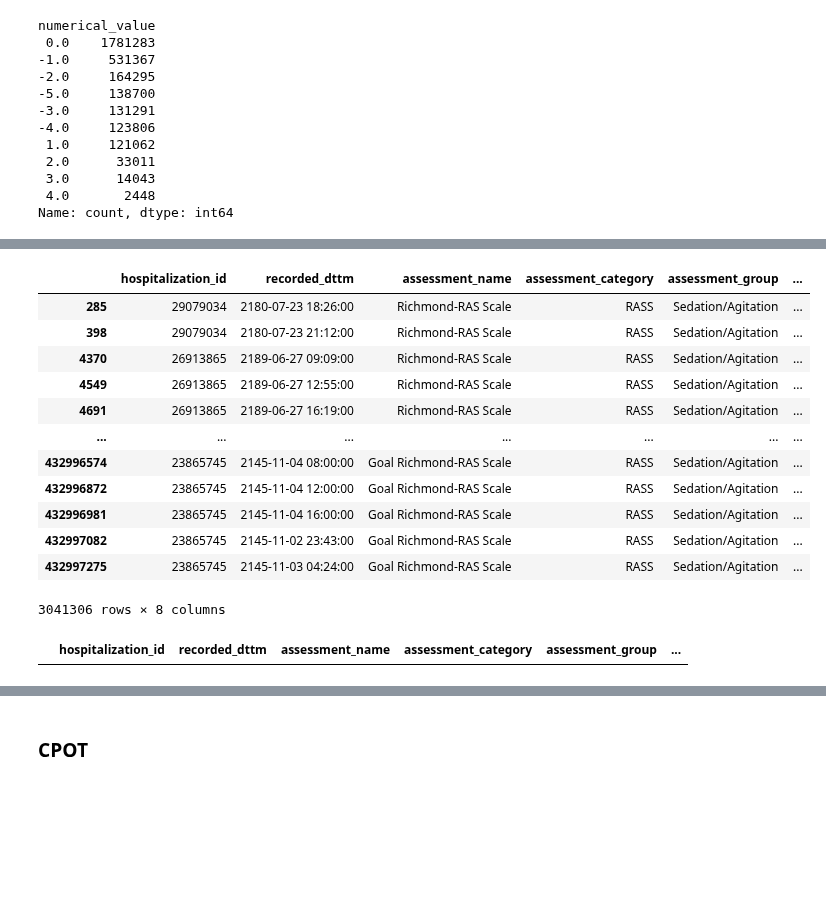
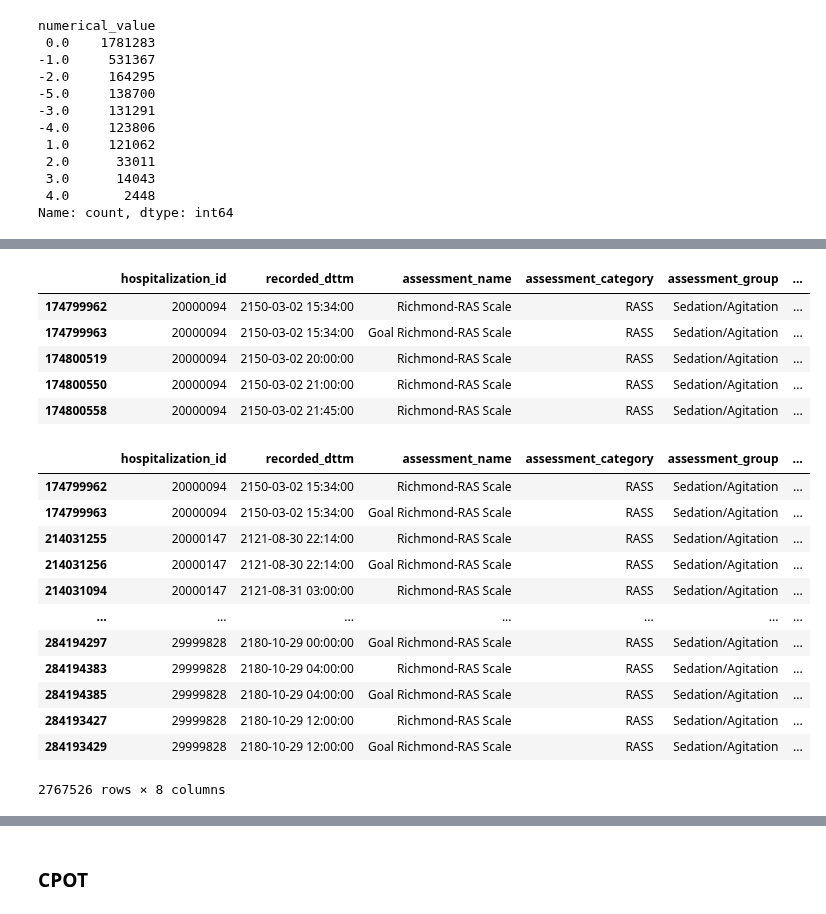
Before and after one commit to oldsandiaz/mimicclif, a Jupyter notebook: code/mimic-4.3.1-to-clif-2.0.ipynb, the cells around one changed output, grey strips where cells are left out. Cells and saved outputs as stored; diff of their text form; code cells hidden in the pictures; blank space fills up the shorter version.

Commit message:
in the weeds of the cont med table

```diff
--- a/code/mimic-4.3.1-to-clif-2.0.ipynb
+++ b/code/mimic-4.3.1-to-clif-2.0.ipynb
@@ -381,5 +401,5 @@ def check_duplicates(df: pd.DataFrame, additional_cols: list = None):
     '''
     if not additional_cols:
         additional_cols = []
-    cols_to_check = ["hospitalization_id", "recorded_dttm"].extend(additional_cols)
+    cols_to_check = ["hospitalization_id", "recorded_dttm"] + additional_cols
     return df[df.duplicated(subset = cols_to_check, keep = False)]
@@ -2695,6 +2905,7 @@ ItemFinder("cpot").candidate_table
 # %%
 rass_items = ItemFinder("RAS Scale").candidate_table
 rass_events = item_finder_to_events(rass_items)
+rass_events = convert_and_sort_datetime(rass_events)
 rass_events.value_counts("value")
 # %% [output]
 value
@@ -2744,23 +2961,28 @@ rass_events
 # %%
 rass_events["assessment_category"] = "RASS"
 rass_events["assessment_group"] = rass_events["assessment_category"].map(assessment_category_to_group_mapper)
-rass_events_clean = rename_and_reorder_cols(rass_events, assessment_cols_rename_mapper, assesements_col_names)
-rass_events_clean
+rass_events_clean = rename_and_reorder_cols(rass_events, assessment_cols_rename_mapper | {"value": "text_value"}, assesements_col_names)
+rass_events_clean.head()
 # %% [output]
 |  | hospitalization_id | recorded_dttm | assessment_name | assessment_category | assessment_group | ... |
-| 285 | 29079034 | 2180-07-23 18:26:00 | Richmond-RAS Scale | RASS | Sedation/Agitation | ... |
-| 398 | 29079034 | 2180-07-23 21:12:00 | Richmond-RAS Scale | RASS | Sedation/Agitation | ... |
-| 4370 | 26913865 | 2189-06-27 09:09:00 | Richmond-RAS Scale | RASS | Sedation/Agitation | ... |
-| 4549 | 26913865 | 2189-06-27 12:55:00 | Richmond-RAS Scale | RASS | Sedation/Agitation | ... |
-| 4691 | 26913865 | 2189-06-27 16:19:00 | Richmond-RAS Scale | RASS | Sedation/Agitation | ... |
-| ... | ... | ... | ... | ... | ... | ... |
-| 432996574 | 23865745 | 2145-11-04 08:00:00 | Goal Richmond-RAS Scale | RASS | Sedation/Agitation | ... |
-| 432996872 | 23865745 | 2145-11-04 12:00:00 | Goal Richmond-RAS Scale | RASS | Sedation/Agitation | ... |
-| 432996981 | 23865745 | 2145-11-04 16:00:00 | Goal Richmond-RAS Scale | RASS | Sedation/Agitation | ... |
-| 432997082 | 23865745 | 2145-11-02 23:43:00 | Goal Richmond-RAS Scale | RASS | Sedation/Agitation | ... |
-| 432997275 | 23865745 | 2145-11-03 04:24:00 | Goal Richmond-RAS Scale | RASS | Sedation/Agitation | ... |
+| 174799962 | 20000094 | 2150-03-02 15:34:00 | Richmond-RAS Scale | RASS | Sedation/Agitation | ... |
+| 174799963 | 20000094 | 2150-03-02 15:34:00 | Goal Richmond-RAS Scale | RASS | Sedation/Agitation | ... |
+| 174800519 | 20000094 | 2150-03-02 20:00:00 | Richmond-RAS Scale | RASS | Sedation/Agitation | ... |
+| 174800550 | 20000094 | 2150-03-02 21:00:00 | Richmond-RAS Scale | RASS | Sedation/Agitation | ... |
+| 174800558 | 20000094 | 2150-03-02 21:45:00 | Richmond-RAS Scale | RASS | Sedation/Agitation | ... |
-3041306 rows × 8 columns
 # %%
-check_duplicates(rass_events_clean)
+check_duplicates(rass_events_clean, ["assessment_category"])
 # %% [output]
 |  | hospitalization_id | recorded_dttm | assessment_name | assessment_category | assessment_group | ... |
+| 174799962 | 20000094 | 2150-03-02 15:34:00 | Richmond-RAS Scale | RASS | Sedation/Agitation | ... |
+| 174799963 | 20000094 | 2150-03-02 15:34:00 | Goal Richmond-RAS Scale | RASS | Sedation/Agitation | ... |
+| 214031255 | 20000147 | 2121-08-30 22:14:00 | Richmond-RAS Scale | RASS | Sedation/Agitation | ... |
+| 214031256 | 20000147 | 2121-08-30 22:14:00 | Goal Richmond-RAS Scale | RASS | Sedation/Agitation | ... |
+| 214031094 | 20000147 | 2121-08-31 03:00:00 | Richmond-RAS Scale | RASS | Sedation/Agitation | ... |
+| ... | ... | ... | ... | ... | ... | ... |
+| 284194297 | 29999828 | 2180-10-29 00:00:00 | Goal Richmond-RAS Scale | RASS | Sedation/Agitation | ... |
+| 284194383 | 29999828 | 2180-10-29 04:00:00 | Richmond-RAS Scale | RASS | Sedation/Agitation | ... |
+| 284194385 | 29999828 | 2180-10-29 04:00:00 | Goal Richmond-RAS Scale | RASS | Sedation/Agitation | ... |
+| 284193427 | 29999828 | 2180-10-29 12:00:00 | Richmond-RAS Scale | RASS | Sedation/Agitation | ... |
+| 284193429 | 29999828 | 2180-10-29 12:00:00 | Goal Richmond-RAS Scale | RASS | Sedation/Agitation | ... |
+2767526 rows × 8 columns
```
Also changed, not shown: parts of 50 cells of this notebook.
